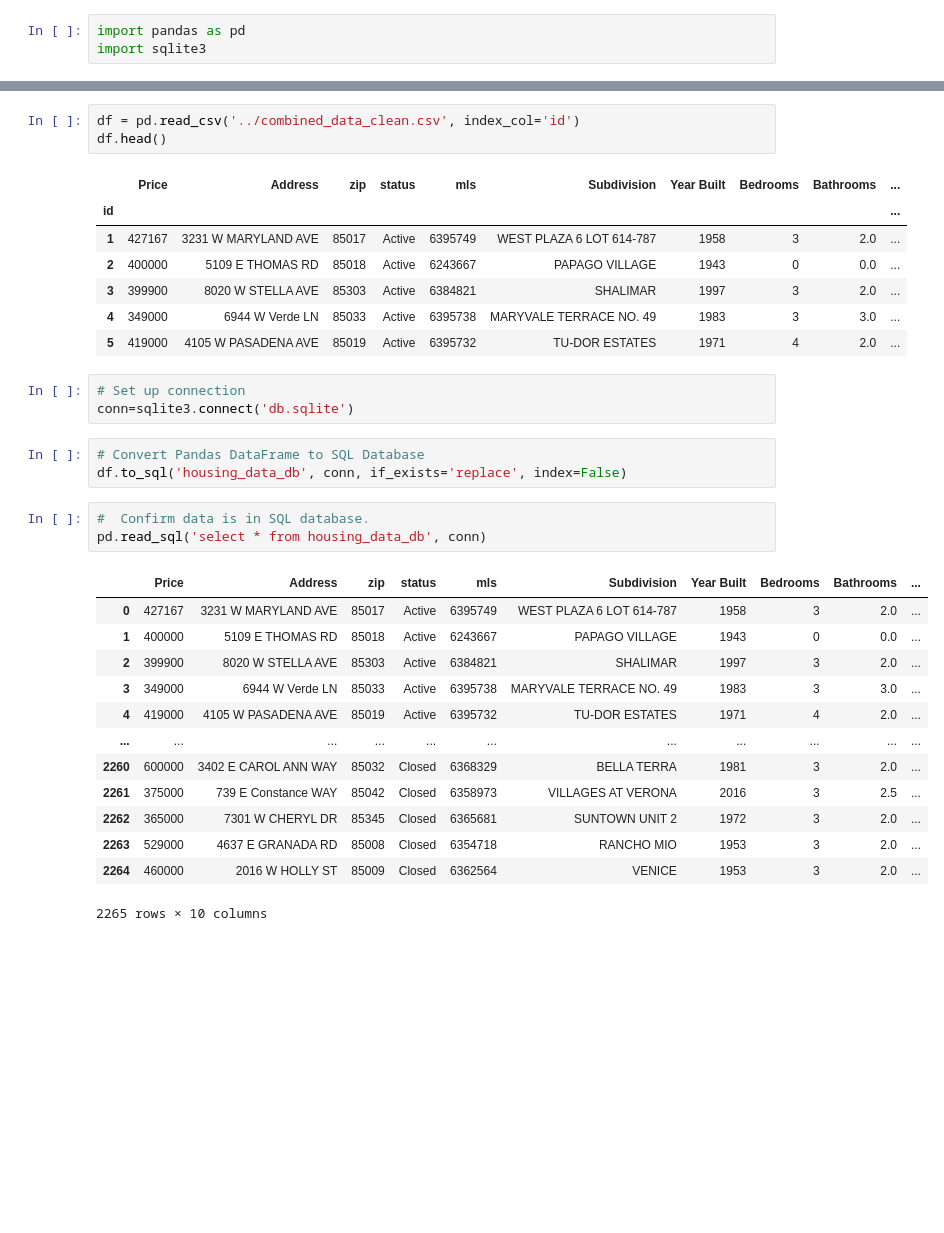
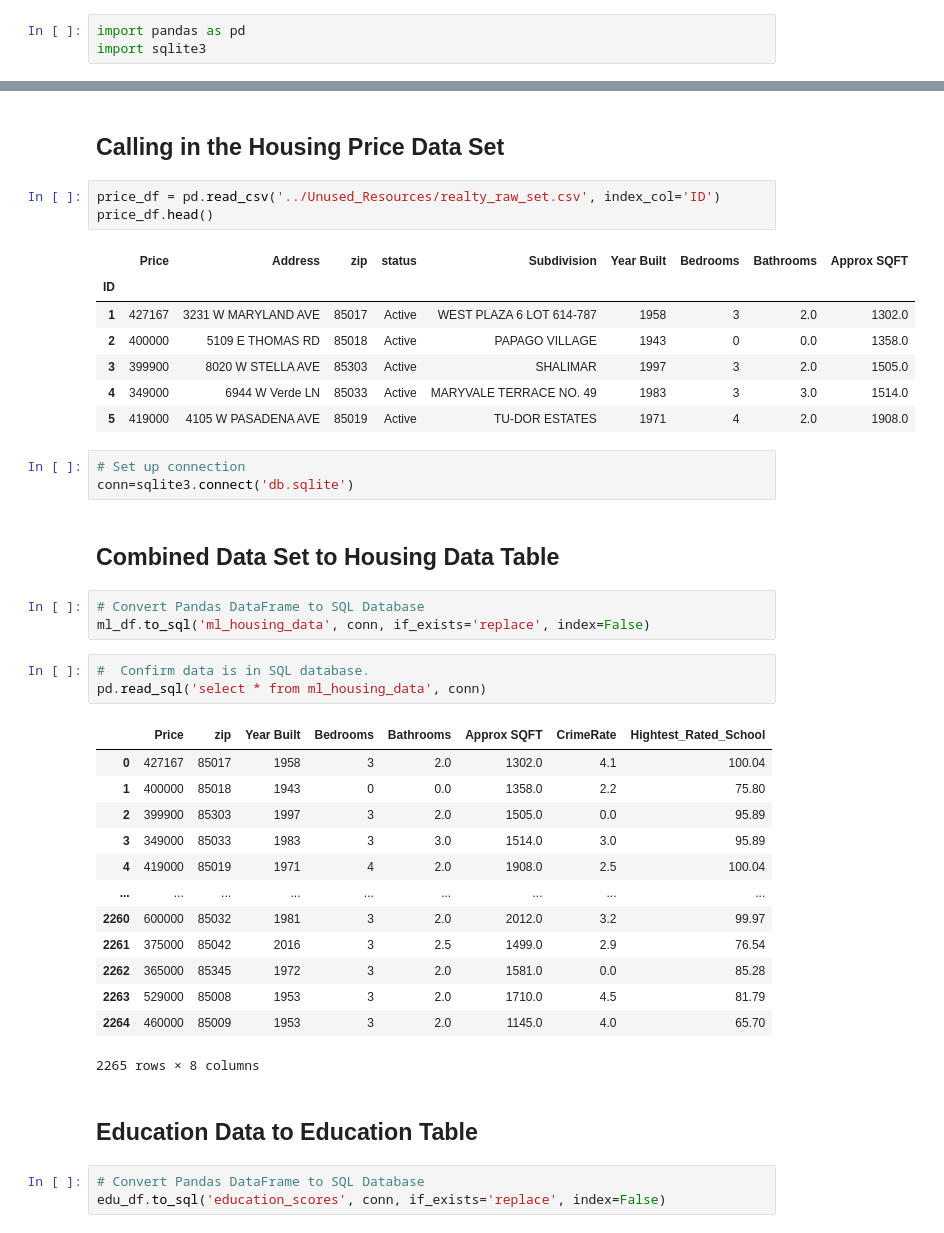
Before and after one commit to josephawanis30/MachineLearningRealEstatePredictions, a Jupyter notebook: SQLite/data2SQlite.ipynb, the cells around one changed output, grey strips where cells are left out. Saved outputs shown, nothing was run; the diff lists cells and outputs as text; blank space fills up the shorter version.

```diff
--- a/SQLite/data2SQlite.ipynb
+++ b/SQLite/data2SQlite.ipynb
@@ -4,36 +40,45 @@ import sqlite3
+# %% [markdown]
+## Calling in the Housing Price Data Set
 # %%
-df = pd.read_csv('../combined_data_clean.csv', index_col='id')
-df.head()
+price_df = pd.read_csv('../Unused_Resources/realty_raw_set.csv', index_col='ID')
+price_df.head()
 # %% [output]
-|  | Price | Address | zip | status | mls | Subdivision | Year Built | Bedrooms | Bathrooms | ... |
-| id |  |  |  |  |  |  |  |  |  | ... |
-| 1 | 427167 | 3231 W MARYLAND AVE | 85017 | Active | 6395749 | WEST PLAZA 6 LOT 614-787 | 1958 | 3 | 2.0 | ... |
-| 2 | 400000 | 5109 E THOMAS RD | 85018 | Active | 6243667 | PAPAGO VILLAGE | 1943 | 0 | 0.0 | ... |
-| 3 | 399900 | 8020 W STELLA AVE | 85303 | Active | 6384821 | SHALIMAR | 1997 | 3 | 2.0 | ... |
-| 4 | 349000 | 6944 W Verde LN | 85033 | Active | 6395738 | MARYVALE TERRACE NO. 49 | 1983 | 3 | 3.0 | ... |
-| 5 | 419000 | 4105 W PASADENA AVE | 85019 | Active | 6395732 | TU-DOR ESTATES | 1971 | 4 | 2.0 | ... |
+|  | Price | Address | zip | status | Subdivision | Year Built | Bedrooms | Bathrooms | Approx SQFT |
+| ID |  |  |  |  |  |  |  |  |  |
+| 1 | 427167 | 3231 W MARYLAND AVE | 85017 | Active | WEST PLAZA 6 LOT 614-787 | 1958 | 3 | 2.0 | 1302.0 |
+| 2 | 400000 | 5109 E THOMAS RD | 85018 | Active | PAPAGO VILLAGE | 1943 | 0 | 0.0 | 1358.0 |
+| 3 | 399900 | 8020 W STELLA AVE | 85303 | Active | SHALIMAR | 1997 | 3 | 2.0 | 1505.0 |
+| 4 | 349000 | 6944 W Verde LN | 85033 | Active | MARYVALE TERRACE NO. 49 | 1983 | 3 | 3.0 | 1514.0 |
+| 5 | 419000 | 4105 W PASADENA AVE | 85019 | Active | TU-DOR ESTATES | 1971 | 4 | 2.0 | 1908.0 |
 # %%
 # Set up connection
 conn=sqlite3.connect('db.sqlite')
+# %% [markdown]
+## Combined Data Set to Housing Data Table
 # %%
 # Convert Pandas DataFrame to SQL Database
-df.to_sql('housing_data_db', conn, if_exists='replace', index=False)
+ml_df.to_sql('ml_housing_data', conn, if_exists='replace', index=False)
 # %%
 #  Confirm data is in SQL database.
-pd.read_sql('select * from housing_data_db', conn)
+pd.read_sql('select * from ml_housing_data', conn)
 # %% [output]
-|  | Price | Address | zip | status | mls | Subdivision | Year Built | Bedrooms | Bathrooms | ... |
-| 0 | 427167 | 3231 W MARYLAND AVE | 85017 | Active | 6395749 | WEST PLAZA 6 LOT 614-787 | 1958 | 3 | 2.0 | ... |
-| 1 | 400000 | 5109 E THOMAS RD | 85018 | Active | 6243667 | PAPAGO VILLAGE | 1943 | 0 | 0.0 | ... |
-| 2 | 399900 | 8020 W STELLA AVE | 85303 | Active | 6384821 | SHALIMAR | 1997 | 3 | 2.0 | ... |
-| 3 | 349000 | 6944 W Verde LN | 85033 | Active | 6395738 | MARYVALE TERRACE NO. 49 | 1983 | 3 | 3.0 | ... |
-| 4 | 419000 | 4105 W PASADENA AVE | 85019 | Active | 6395732 | TU-DOR ESTATES | 1971 | 4 | 2.0 | ... |
-| ... | ... | ... | ... | ... | ... | ... | ... | ... | ... | ... |
-| 2260 | 600000 | 3402 E CAROL ANN WAY | 85032 | Closed | 6368329 | BELLA TERRA | 1981 | 3 | 2.0 | ... |
-| 2261 | 375000 | 739 E Constance WAY | 85042 | Closed | 6358973 | VILLAGES AT VERONA | 2016 | 3 | 2.5 | ... |
-| 2262 | 365000 | 7301 W CHERYL DR | 85345 | Closed | 6365681 | SUNTOWN UNIT 2 | 1972 | 3 | 2.0 | ... |
-| 2263 | 529000 | 4637 E GRANADA RD | 85008 | Closed | 6354718 | RANCHO MIO | 1953 | 3 | 2.0 | ... |
-| 2264 | 460000 | 2016 W HOLLY ST | 85009 | Closed | 6362564 | VENICE | 1953 | 3 | 2.0 | ... |
+|  | Price | zip | Year Built | Bedrooms | Bathrooms | Approx SQFT | CrimeRate | Hightest_Rated_School |
+| 0 | 427167 | 85017 | 1958 | 3 | 2.0 | 1302.0 | 4.1 | 100.04 |
+| 1 | 400000 | 85018 | 1943 | 0 | 0.0 | 1358.0 | 2.2 | 75.80 |
+| 2 | 399900 | 85303 | 1997 | 3 | 2.0 | 1505.0 | 0.0 | 95.89 |
+| 3 | 349000 | 85033 | 1983 | 3 | 3.0 | 1514.0 | 3.0 | 95.89 |
+| 4 | 419000 | 85019 | 1971 | 4 | 2.0 | 1908.0 | 2.5 | 100.04 |
+| ... | ... | ... | ... | ... | ... | ... | ... | ... |
+| 2260 | 600000 | 85032 | 1981 | 3 | 2.0 | 2012.0 | 3.2 | 99.97 |
+| 2261 | 375000 | 85042 | 2016 | 3 | 2.5 | 1499.0 | 2.9 | 76.54 |
+| 2262 | 365000 | 85345 | 1972 | 3 | 2.0 | 1581.0 | 0.0 | 85.28 |
+| 2263 | 529000 | 85008 | 1953 | 3 | 2.0 | 1710.0 | 4.5 | 81.79 |
+| 2264 | 460000 | 85009 | 1953 | 3 | 2.0 | 1145.0 | 4.0 | 65.70 |
-2265 rows × 10 columns
+2265 rows × 8 columns
+# %% [markdown]
+## Education Data to Education Table
+# %%
+# Convert Pandas DataFrame to SQL Database
+edu_df.to_sql('education_scores', conn, if_exists='replace', index=False)
 # %%
 #  Confirm data is in SQL database.
```
Also changed, not shown: parts of 20 cells of this notebook, 1 other file.
